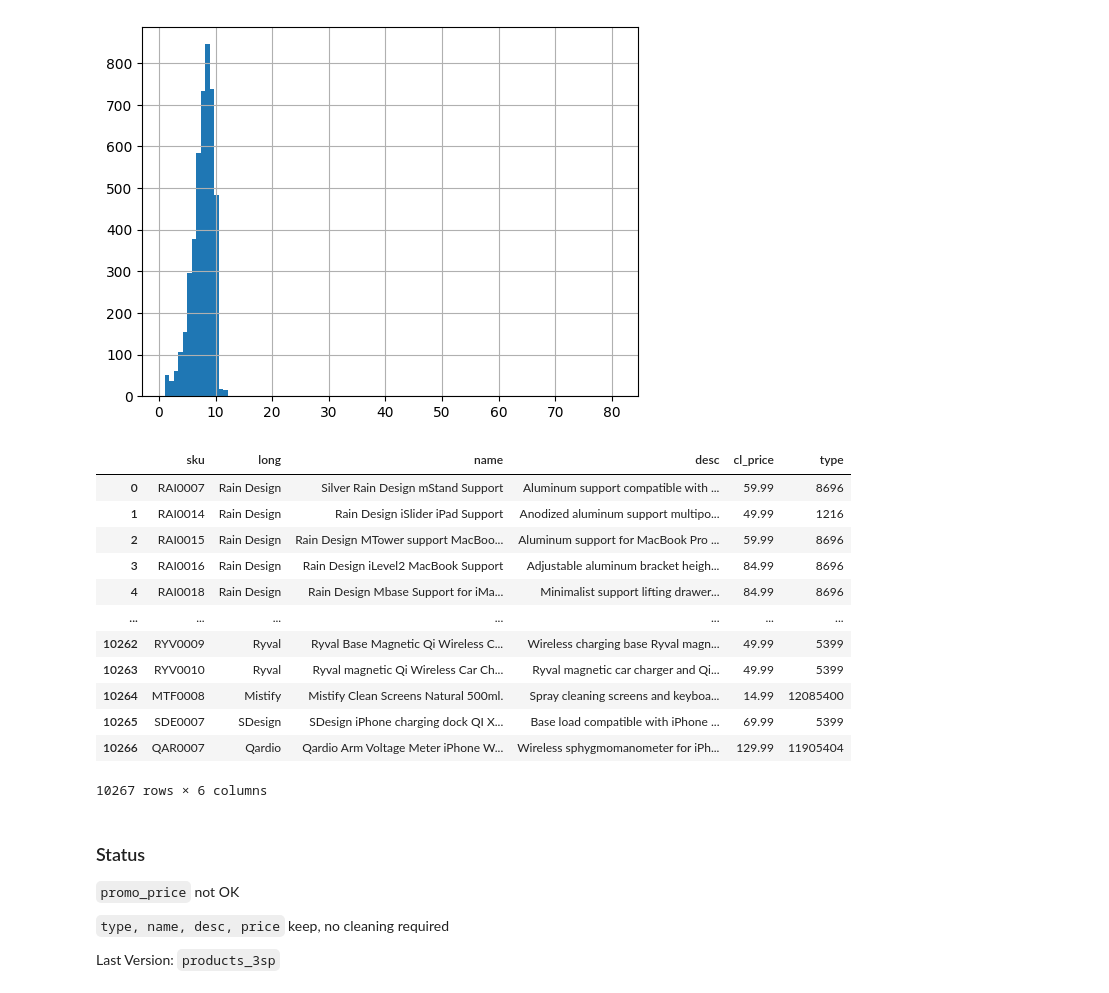
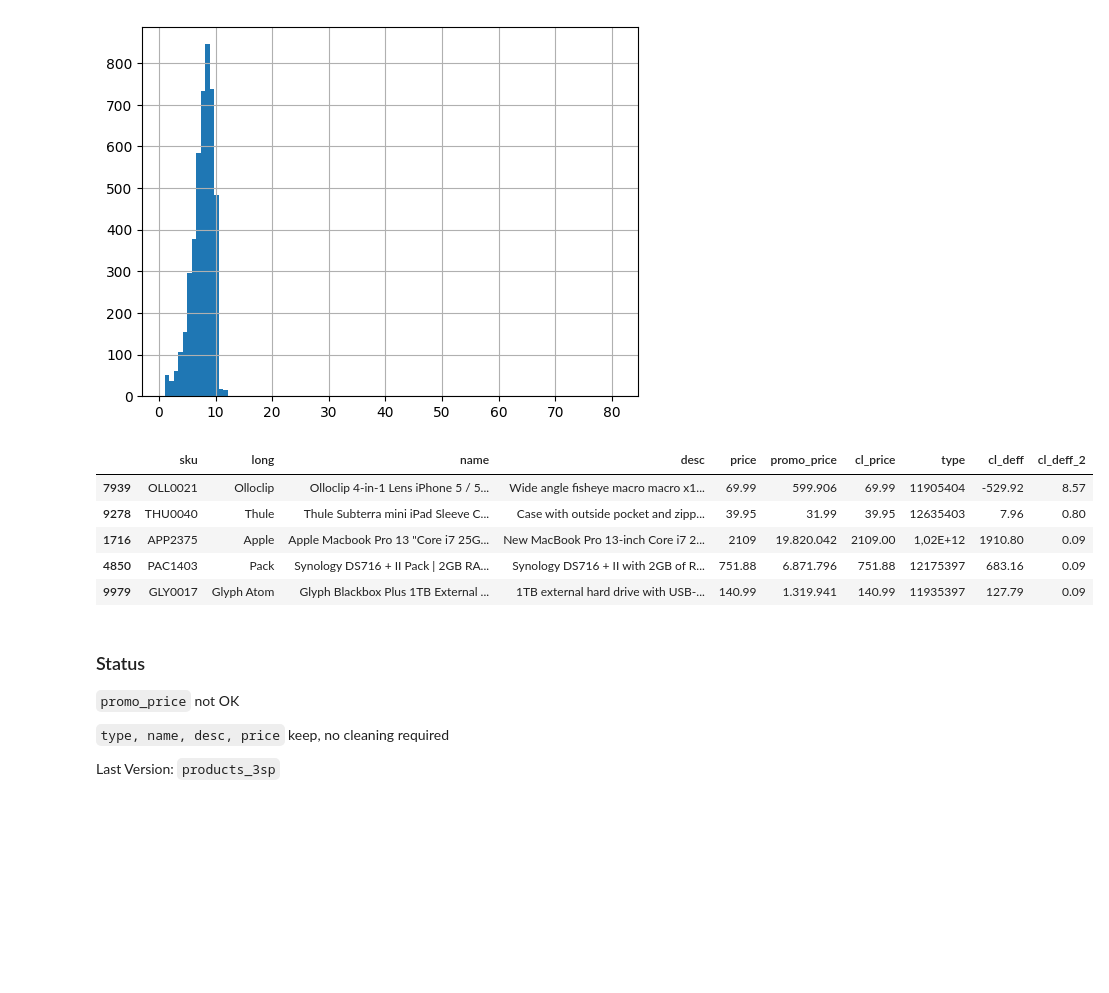
Before and after one commit to FindWhatYou/Pandas_Exercises, a Jupyter notebook: 7_Data_Cleaning.ipynb, the cells around one changed output. Cells and saved outputs as stored; diff of their text form; code cells hidden in the pictures; blank space fills up the shorter version.

```diff
--- a/7_Data_Cleaning.ipynb
+++ b/7_Data_Cleaning.ipynb
@@ -373,14 +388,18 @@ products_1sp.isna().sum()
 # %%
 products_1sp["cl_price"] = (
 products_1sp[products_1sp.price.notna() &
-             products_1sp.price.str.match(r'^\d{1,4}\.\d{1,3}$')| products_1sp.price.str.match(r'^\d{1,5}$')].price.astype(float).
-combine_first(products_1sp[products_1sp.price.notna() &
-             products_1sp.price.str.match(r'^\d{3}\.\d{3}$')].price.astype(float)/10).
-combine_first(products_1sp[products_1sp.price.notna() &
-             products_1sp.price.str.match(r'^\d{1,3}\.\d{3}\.\d{3}$')].price.str.replace(".","", regex=False).astype(float)/100000)
+             products_1sp.price.str.match(r'^\d{1,4}\.\d{1,3}$')|
+             products_1sp.price.str.match(r'^\d{1,5}$')]
+                         .price.astype(float)
+.combine_first(products_1sp[products_1sp.price.notna() &
+               products_1sp.price.str.match(r'^\d{3}\.\d{3}$')]
+                           .price.astype(float)/10)
+.combine_first(products_1sp[products_1sp.price.notna() &
+             products_1sp.price.str.match(r'^\d{1,3}\.\d{3}\.\d{3}$')]
+                         .price.str.replace(".","", regex=False)
+                         .astype(float)/100000)
 )
-
-# As def in functions
+# As functions
 # %%
 products_2sp = transform(products_1sp,'price','cl_price').dropna().copy()
 
@@ -503,7 +514,11 @@ products_2sp[products_1sp.sku.str.slice(0,3) == "REP"].sort_values(by="desc").sa
 products_2sp["brands"] = products_2sp.sku.str.slice(0,3)
 
 products_3sp = (
-products_2sp.merge(brands, how="inner", left_on="brands", right_on="short")
+products_2sp.merge(
+    brands,
+    how="inner",
+    left_on="brands",
+    right_on="short")
 [["sku","long", "name", "desc", "price", "promo_price","cl_price","cl_promo_price", "type",]]
 .copy()
 )
@@ -521,22 +536,15 @@ products_3sp[products_3sp.cl_deff_2 > 1].cl_deff_2.hist(bins=100);
 # %%
 #Drop columns
 #products_3sp = products_3sp.drop(["price","promo_price","cl_deff",'cl_deff_2'], axis=1)
 products_3sp = products_3sp.drop(['cl_promo_price'], axis=1)
-products_3sp
+products_3sp.sample(5)
 # %% [output]
-|  | sku | long | name | desc | cl_price | type |
-| 0 | RAI0007 | Rain Design | Silver Rain Design mStand Support | Aluminum support compatible with ... | 59.99 | 8696 |
-| 1 | RAI0014 | Rain Design | Rain Design iSlider iPad Support | Anodized aluminum support multipo... | 49.99 | 1216 |
-| 2 | RAI0015 | Rain Design | Rain Design MTower support MacBoo... | Aluminum support for MacBook Pro ... | 59.99 | 8696 |
-| 3 | RAI0016 | Rain Design | Rain Design iLevel2 MacBook Support | Adjustable aluminum bracket heigh... | 84.99 | 8696 |
-| 4 | RAI0018 | Rain Design | Rain Design Mbase Support for iMa... | Minimalist support lifting drawer... | 84.99 | 8696 |
-| ... | ... | ... | ... | ... | ... | ... |
-| 10262 | RYV0009 | Ryval | Ryval Base Magnetic Qi Wireless C... | Wireless charging base Ryval magn... | 49.99 | 5399 |
-| 10263 | RYV0010 | Ryval | Ryval magnetic Qi Wireless Car Ch... | Ryval magnetic car charger and Qi... | 49.99 | 5399 |
-| 10264 | MTF0008 | Mistify | Mistify Clean Screens Natural 500ml. | Spray cleaning screens and keyboa... | 14.99 | 12085400 |
-| 10265 | SDE0007 | SDesign | SDesign iPhone charging dock QI X... | Base load compatible with iPhone ... | 69.99 | 5399 |
-| 10266 | QAR0007 | Qardio | Qardio Arm Voltage Meter iPhone W... | Wireless sphygmomanometer for iPh... | 129.99 | 11905404 |
+|  | sku | long | name | desc | price | promo_price | cl_price | type | cl_deff | cl_deff_2 |
+| 7939 | OLL0021 | Olloclip | Olloclip 4-in-1 Lens iPhone 5 / 5... | Wide angle fisheye macro macro x1... | 69.99 | 599.906 | 69.99 | 11905404 | -529.92 | 8.57 |
+| 9278 | THU0040 | Thule | Thule Subterra mini iPad Sleeve C... | Case with outside pocket and zipp... | 39.95 | 31.99 | 39.95 | 12635403 | 7.96 | 0.80 |
+| 1716 | APP2375 | Apple | Apple Macbook Pro 13 "Core i7 25G... | New MacBook Pro 13-inch Core i7 2... | 2109 | 19.820.042 | 2109.00 | 1,02E+12 | 1910.80 | 0.09 |
+| 4850 | PAC1403 | Pack | Synology DS716 + II Pack | 2GB RA... | Synology DS716 + II with 2GB of R... | 751.88 | 6.871.796 | 751.88 | 12175397 | 683.16 | 0.09 |
+| 9979 | GLY0017 | Glyph Atom | Glyph Blackbox Plus 1TB External ... | 1TB external hard drive with USB-... | 140.99 | 1.319.941 | 140.99 | 11935397 | 127.79 | 0.09 |
-10267 rows × 6 columns
 # %% [markdown]
 ### Status
 `promo_price` not OK
```
Also changed, not shown: parts of 27 cells of this notebook.
